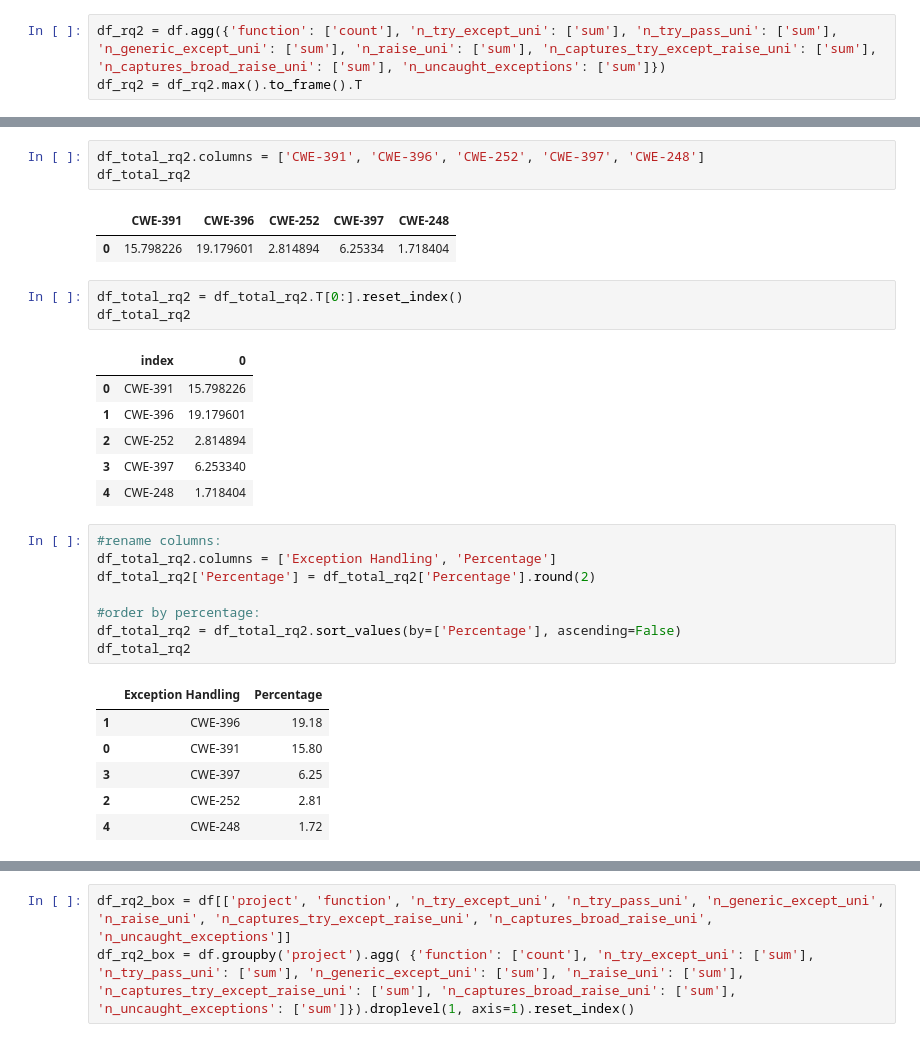
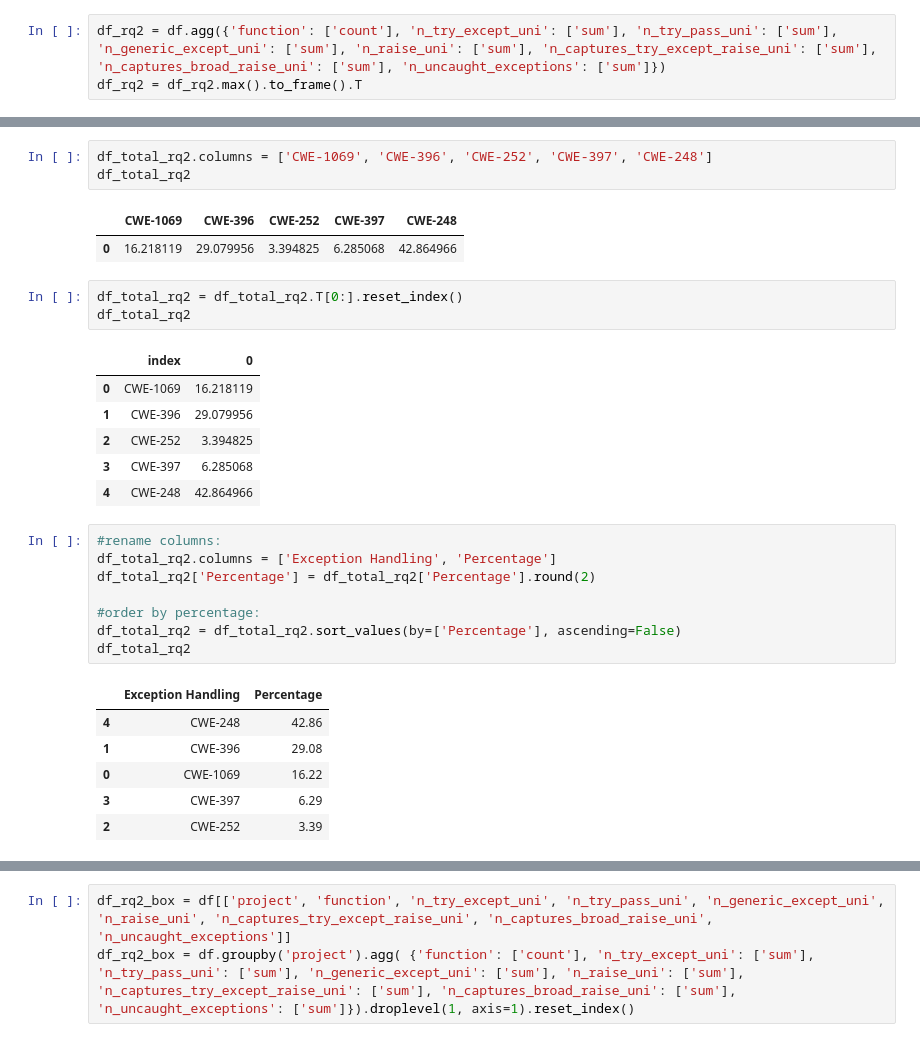
Before and after one commit to r4phael/exception-miner-multi, a Jupyter notebook: notebooks/eh_py_analysis.ipynb, the cells around one changed output, grey strips where cells are left out. Cells and saved outputs as stored; diff of their text form.

```diff
--- a/notebooks/eh_py_analysis.ipynb
+++ b/notebooks/eh_py_analysis.ipynb
@@ -568,19 +546,19 @@ df_total_rq2
 # %%
-df_total_rq2.columns = ['CWE-391', 'CWE-396', 'CWE-252', 'CWE-397', 'CWE-248']
+df_total_rq2.columns = ['CWE-1069', 'CWE-396', 'CWE-252', 'CWE-397', 'CWE-248']
 df_total_rq2
 # %% [output]
-|  | CWE-391 | CWE-396 | CWE-252 | CWE-397 | CWE-248 |
-| 0 | 15.798226 | 19.179601 | 2.814894 | 6.25334 | 1.718404 |
+|  | CWE-1069 | CWE-396 | CWE-252 | CWE-397 | CWE-248 |
+| 0 | 16.218119 | 29.079956 | 3.394825 | 6.285068 | 42.864966 |
 # %%
 df_total_rq2 = df_total_rq2.T[0:].reset_index()
 df_total_rq2
 # %% [output]
 |  | index | 0 |
-| 0 | CWE-391 | 15.798226 |
-| 1 | CWE-396 | 19.179601 |
-| 2 | CWE-252 | 2.814894 |
-| 3 | CWE-397 | 6.253340 |
-| 4 | CWE-248 | 1.718404 |
+| 0 | CWE-1069 | 16.218119 |
+| 1 | CWE-396 | 29.079956 |
+| 2 | CWE-252 | 3.394825 |
+| 3 | CWE-397 | 6.285068 |
+| 4 | CWE-248 | 42.864966 |
 # %%
 #rename columns:
 df_total_rq2.columns = ['Exception Handling', 'Percentage']
@@ -591,11 +569,11 @@ df_total_rq2 = df_total_rq2.sort_values(by=['Percentage'], ascending=False)
 df_total_rq2
 # %% [output]
 |  | Exception Handling | Percentage |
-| 1 | CWE-396 | 19.18 |
-| 0 | CWE-391 | 15.80 |
-| 3 | CWE-397 | 6.25 |
-| 2 | CWE-252 | 2.81 |
-| 4 | CWE-248 | 1.72 |
+| 4 | CWE-248 | 42.86 |
+| 1 | CWE-396 | 29.08 |
+| 0 | CWE-1069 | 16.22 |
+| 3 | CWE-397 | 6.29 |
+| 2 | CWE-252 | 3.39 |
 # %%
 import seaborn as sns
 sns.set_theme(style="whitegrid")
```
Also changed, not shown: parts of 39 cells of this notebook, 4 other files.
